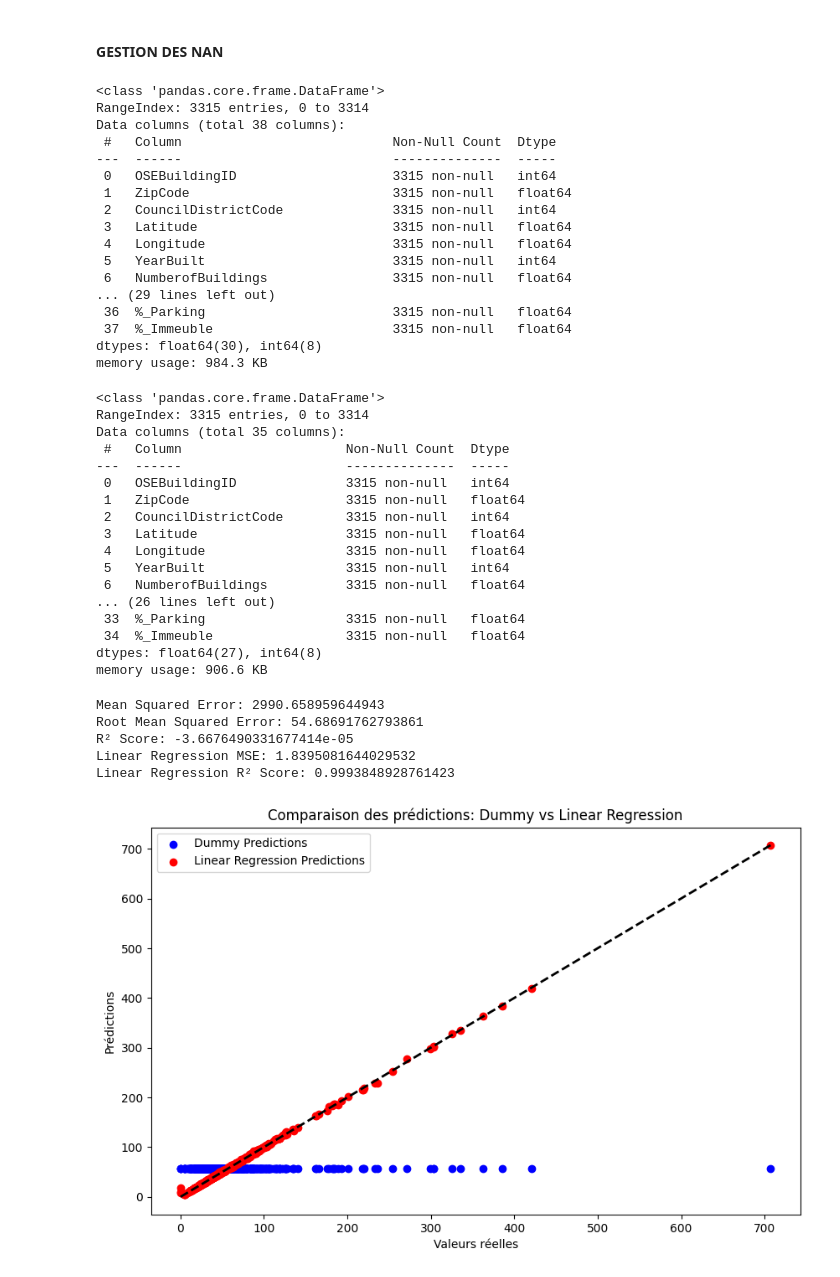
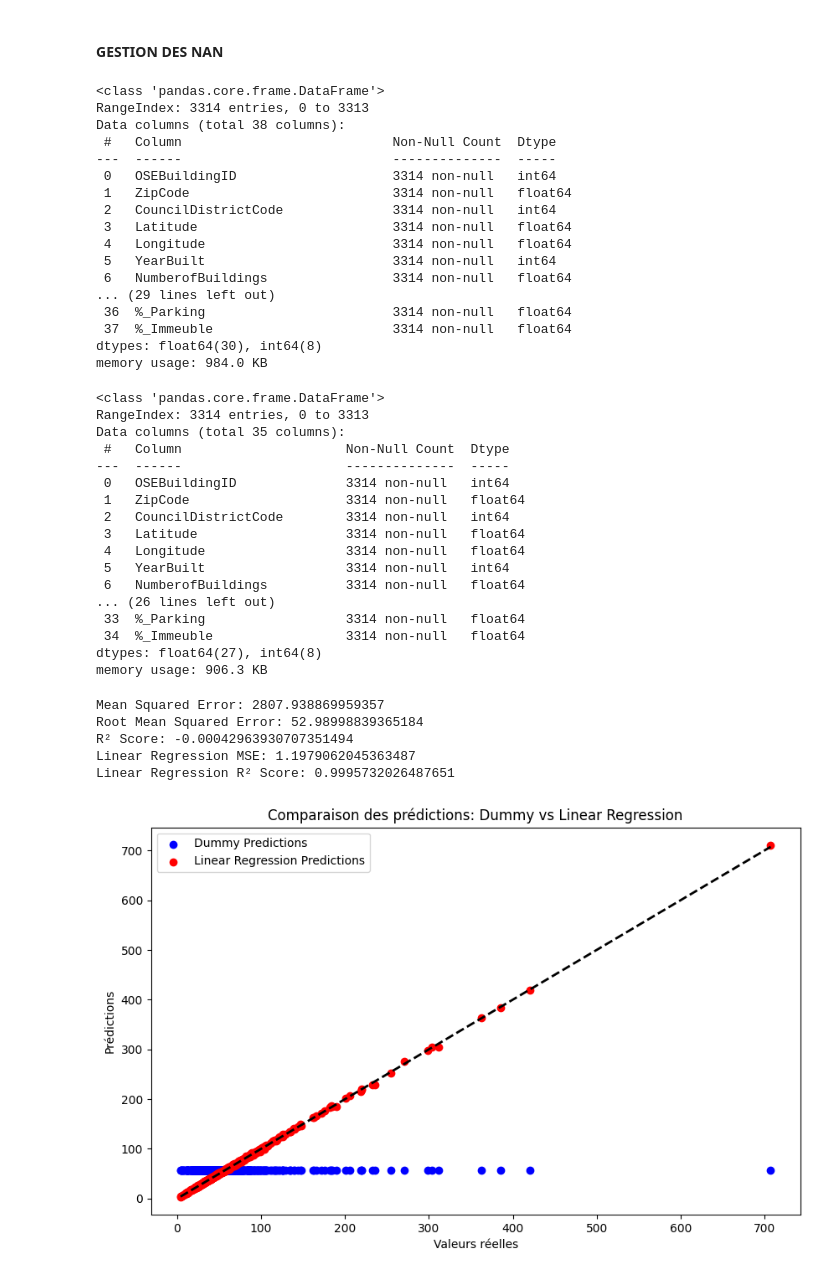
Before and after one commit to EP-portfolio/PROJET_4, a Jupyter notebook: PROJET_4.ipynb, the cells around one changed output. Cells and saved outputs as stored; diff of their text form; code cells hidden in the pictures.

```diff
--- a/PROJET_4.ipynb
+++ b/PROJET_4.ipynb
@@ -652,4 +986,4 @@ DF.loc[DF['somme_conso(kBtu)']==0].shape
 # %%
 with pd.option_context('mode.chained_assignment', None):
-    DF['%_Parking']=round(DF['PropertyGFAParking']*100/DF['PropertyGFATotal'],0)
+    DF_cleaned['%_Parking']=round(DF_cleaned['PropertyGFAParking']*100/DF_cleaned['PropertyGFATotal'],0)
 # %% [markdown]
@@ -657,4 +991,4 @@ with pd.option_context('mode.chained_assignment', None):
 # %%
 with pd.option_context('mode.chained_assignment', None):
-    DF['%_Immeuble']=round(DF['PropertyGFABuilding(s)']*100/DF['PropertyGFATotal'],0)
+    DF_cleaned['%_Immeuble']=round(DF_cleaned['PropertyGFABuilding(s)']*100/DF_cleaned['PropertyGFATotal'],0)
 # %%
@@ -684,8 +1018,8 @@ memory usage: 1.3+ MB
 # %%
 col_num=[]
 col_obj=[]
-for col in DF.columns:
-    if DF[col].dtype in ['int64','float64']:
+for col in DF_cleaned.columns:
+    if DF_cleaned[col].dtype in ['int64','float64']:
         col_num.append(col)
     else:
         col_obj.append(col)
@@ -790,59 +1091,60 @@ DF.loc[DF['ZipCode'].isna()]
 # %% [markdown]
 #### GESTION DES NAN
 # %%
-DF[col_num].info()
+DF_cleaned[col_num].info()
 # %% [output]
 <class 'pandas.core.frame.DataFrame'>
-RangeIndex: 3315 entries, 0 to 3314
+RangeIndex: 3314 entries, 0 to 3313
 Data columns (total 38 columns):
  #   Column                           Non-Null Count  Dtype
 ---  ------                           --------------  -----
- 0   OSEBuildingID                    3315 non-null   int64
- 1   ZipCode                          3315 non-null   float64
- 2   CouncilDistrictCode              3315 non-null   int64
- 3   Latitude                         3315 non-null   float64
- 4   Longitude                        3315 non-null   float64
- 5   YearBuilt                        3315 non-null   int64
- 6   NumberofBuildings                3315 non-null   float64
+ 0   OSEBuildingID                    3314 non-null   int64
+ 1   ZipCode                          3314 non-null   float64
+ 2   CouncilDistrictCode              3314 non-null   int64
+ 3   Latitude                         3314 non-null   float64
+ 4   Longitude                        3314 non-null   float64
+ 5   YearBuilt                        3314 non-null   int64
+ 6   NumberofBuildings                3314 non-null   float64
 ... (29 lines left out)
- 36  %_Parking                        3315 non-null   float64
- 37  %_Immeuble                       3315 non-null   float64
+ 36  %_Parking                        3314 non-null   float64
+ 37  %_Immeuble                       3314 non-null   float64
 dtypes: float64(30), int64(8)
-memory usage: 984.3 KB
+memory usage: 984.0 KB
 # %%
 del(col_num[col_num.index('SecondLargestPropertyUseTypeGFA')])
 del(col_num[col_num.index('ThirdLargestPropertyUseTypeGFA')])
 del(col_num[col_num.index('ENERGYSTARScore')])
 # %%
-DF.loc[DF['LargestPropertyUseTypeGFA'].isna(),'LargestPropertyUseTypeGFA']=DF['LargestPropertyUseTypeGFA'].mean()
+DF_cleaned.loc[DF_cleaned['LargestPropertyUseTypeGFA'].isna(),'LargestPropertyUseTypeGFA']=\
+DF_cleaned['LargestPropertyUseTypeGFA'].mean()
 # %%
-DF[col_num].info()
+DF_cleaned[col_num].info()
 # %% [output]
 <class 'pandas.core.frame.DataFrame'>
-RangeIndex: 3315 entries, 0 to 3314
+RangeIndex: 3314 entries, 0 to 3313
 Data columns (total 35 columns):
  #   Column                     Non-Null Count  Dtype
 ---  ------                     --------------  -----
- 0   OSEBuildingID              3315 non-null   int64
- 1   ZipCode                    3315 non-null   float64
- 2   CouncilDistrictCode        3315 non-null   int64
- 3   Latitude                   3315 non-null   float64
- 4   Longitude                  3315 non-null   float64
- 5   YearBuilt                  3315 non-null   int64
- 6   NumberofBuildings          3315 non-null   float64
+ 0   OSEBuildingID              3314 non-null   int64
+ 1   ZipCode                    3314 non-null   float64
+ 2   CouncilDistrictCode        3314 non-null   int64
+ 3   Latitude                   3314 non-null   float64
+ 4   Longitude                  3314 non-null   float64
+ 5   YearBuilt                  3314 non-null   int64
+ 6   NumberofBuildings          3314 non-null   float64
 ... (26 lines left out)
- 33  %_Parking                  3315 non-null   float64
- 34  %_Immeuble                 3315 non-null   float64
+ 33  %_Parking                  3314 non-null   float64
+ 34  %_Immeuble                 3314 non-null   float64
 dtypes: float64(27), int64(8)
-memory usage: 906.6 KB
+memory usage: 906.3 KB
 # %%
 from sklearn.dummy import DummyRegressor
 from sklearn.model_selection import train_test_split
 from sklearn.metrics import mean_squared_error, r2_score
 import numpy as np
 import pandas as pd
-X=DF[col_num].drop(['SiteEUIWN(kBtu/sf)'],axis=1)
-y=DF['SiteEUIWN(kBtu/sf)']
+X=DF_cleaned[col_num].drop(['SiteEUIWN(kBtu/sf)'],axis=1)
+y=DF_cleaned['SiteEUIWN(kBtu/sf)']
 # Supposons que X contient vos features et y votre variable cible
 X_train, X_test, y_train, y_test = train_test_split(X, y, test_size=0.2, random_state=42)
 # Créer un Dummy Regressor qui prédit la moyenne
@@ -863,39 +1165,39 @@ print(f"Root Mean Squared Error: {rmse}")
 # Calculer le coefficient de détermination R²
 r2 = r2_score(y_test, y_pred)
 print(f"R² Score: {r2}")
 from sklearn.linear_model import LinearRegression
 
 # Créer et entraîner un modèle de régression linéaire
 linear_reg = LinearRegression()
 linear_reg.fit(X_train, y_train)
 
 # Prédictions
 y_pred_linear = linear_reg.predict(X_test)
 
 # Évaluation
 mse_linear = mean_squared_error(y_test, y_pred_linear)
 r2_linear = r2_score(y_test, y_pred_linear)
 
 print(f"Linear Regression MSE: {mse_linear}")
 print(f"Linear Regression R² Score: {r2_linear}")
 import matplotlib.pyplot as plt
 
 plt.figure(figsize=(10, 6))
 plt.scatter(y_test, y_pred, color='blue', label='Dummy Predictions')
 plt.scatter(y_test, y_pred_linear, color='red', label='Linear Regression Predictions')
 plt.plot([y_test.min(), y_test.max()], [y_test.min(), y_test.max()], 'k--', lw=2)
 plt.xlabel('Valeurs réelles')
 plt.ylabel('Prédictions')
 plt.title('Comparaison des prédictions: Dummy vs Linear Regression')
 plt.legend()
 plt.show()
 # %% [output]
-Mean Squared Error: 2990.658959644943
-Root Mean Squared Error: 54.68691762793861
-R² Score: -3.6676490331677414e-05
-Linear Regression MSE: 1.8395081644029532
-Linear Regression R² Score: 0.9993848928761423
+Mean Squared Error: 2807.938869959357
+Root Mean Squared Error: 52.98998839365184
+R² Score: -0.00042963930707351494
+Linear Regression MSE: 1.1979062045363487
+Linear Regression R² Score: 0.9995732026487651
-[figure, old version]
+[figure, new version]
 # %%
 import pandas as pd
 import numpy as np
```
Also changed, not shown: parts of 147 cells of this notebook.
